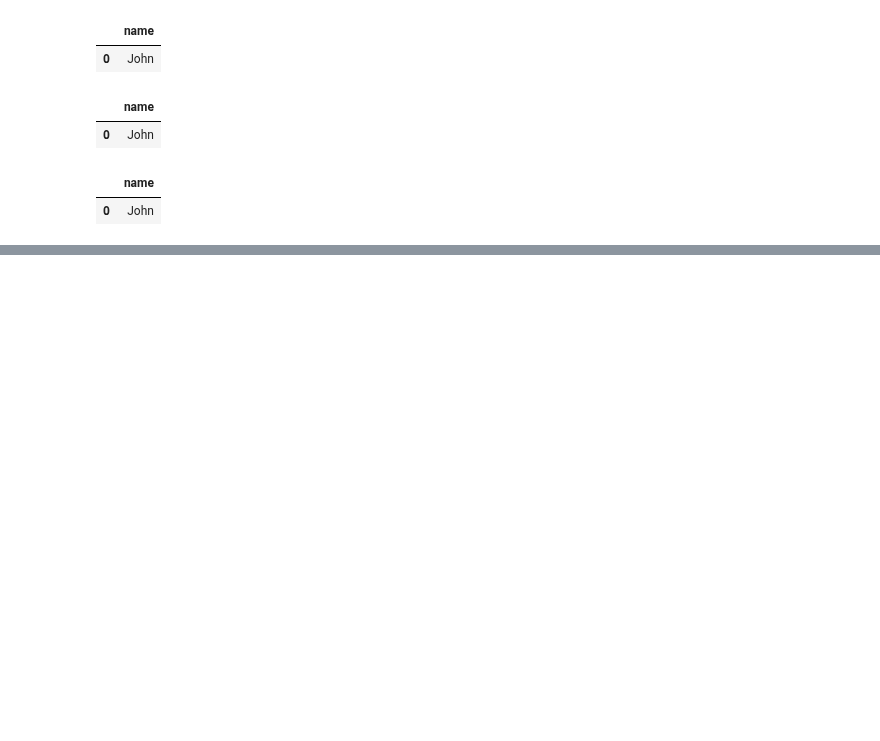
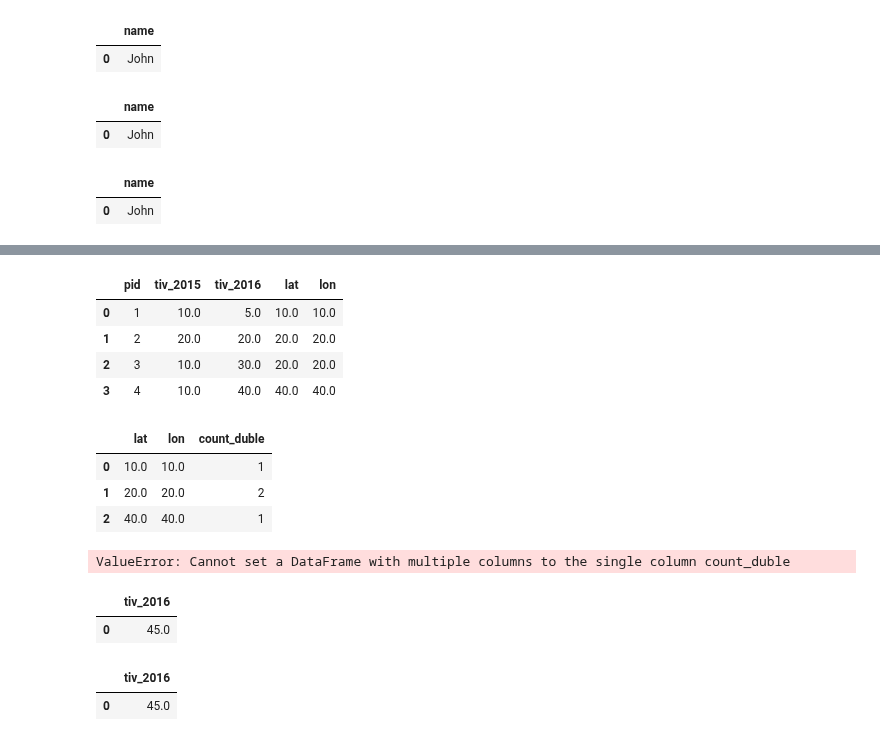
Before and after one commit to Praldmur/Tasks, a Jupyter notebook: LeetCode_Med.ipynb, the cells around one changed output, grey strips where cells are left out. Cells and saved outputs as stored; diff of their text form; code cells hidden in the pictures; blank space fills up the shorter version.

```diff
--- a/LeetCode_Med.ipynb
+++ b/LeetCode_Med.ipynb
@@ -371,0 +376,56 @@ employee[employee['id'].isin(managers)][['name']]
+# %%
+data = [[1, 10, 5, 10, 10], [2, 20, 20, 20, 20], [3, 10, 30, 20, 20], [4, 10, 40, 40, 40]]
+insurance = pd.DataFrame(data, columns=['pid', 'tiv_2015', 'tiv_2016', 'lat', 'lon']).astype({'pid':'Int64', 'tiv_2015':'Float64', 'tiv_2016':'Float64', 'lat':'Float64', 'lon':'Float64'})
+insurance
+# %% [output]
+|  | pid | tiv_2015 | tiv_2016 | lat | lon |
+| 0 | 1 | 10.0 | 5.0 | 10.0 | 10.0 |
+| 1 | 2 | 20.0 | 20.0 | 20.0 | 20.0 |
+| 2 | 3 | 10.0 | 30.0 | 20.0 | 20.0 |
+| 3 | 4 | 10.0 | 40.0 | 40.0 | 40.0 |
+# %%
+insurance.groupby(['lat', 'lon'], as_index=False).agg(count_duble = ('pid', 'count'))
+# %% [output]
+|  | lat | lon | count_duble |
+| 0 | 10.0 | 10.0 | 1 |
+| 1 | 20.0 | 20.0 | 2 |
+| 2 | 40.0 | 40.0 | 1 |
+# %%
+insurance['count_duble'] = insurance.groupby(['lat', 'lon'], as_index=False).agg({'pid': 'count'})
+insurance
+# %% [output]
+ValueError: Cannot set a DataFrame with multiple columns to the single column count_duble
+# %%
+query = """
+WITH CheckedRows AS (
+    SELECT
+        tiv_2016,
+        COUNT(*) OVER (PARTITION BY tiv_2015) AS tiv_2015_count,
+        COUNT(*) OVER (PARTITION BY lat, lon) AS loc_count
+    FROM
+        insurance
+)
+SELECT
+    ROUND(SUM(tiv_2016)::numeric, 2) AS tiv_2016
+FROM
+    CheckedRows
+WHERE
+    tiv_2015_count > 1
+    AND loc_count = 1
+"""
+duckdb.query(query).to_df()
+# %% [output]
+|  | tiv_2016 |
+| 0 | 45.0 |
+# %%
+query = """
+select
+round(SUM(tiv_2016)::numeric,2) AS tiv_2016
+from insurance
+where tiv_2015 in (select tiv_2015 from insurance group by tiv_2015 having count(tiv_2015)>1)
+and (lat, lon) in (select lat, lon from insurance group by lat, lon having count(*)=1)
+"""
+duckdb.query(query).to_df()
+# %% [output]
+|  | tiv_2016 |
+| 0 | 45.0 |
```
Also changed, not shown: parts of 1 cell of this notebook.
